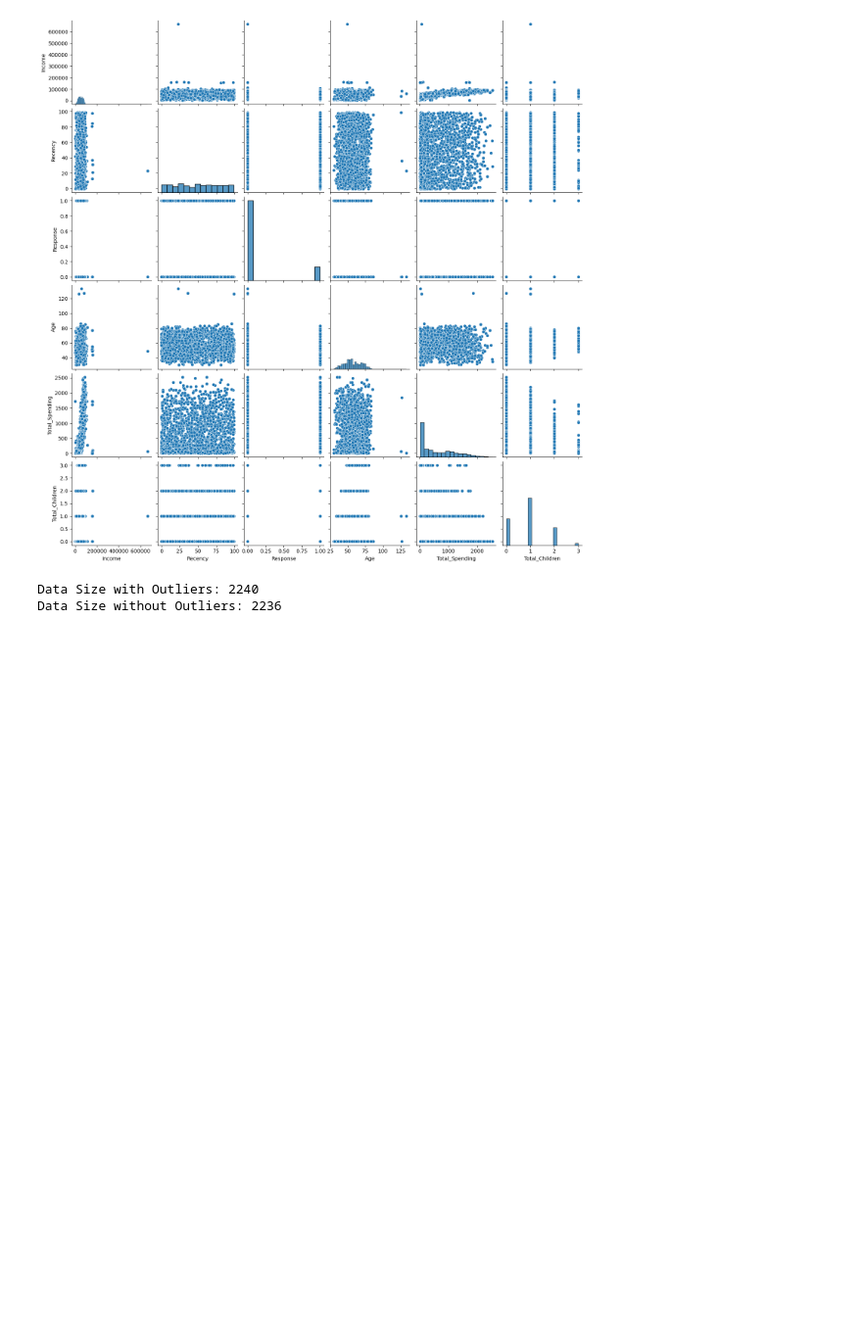
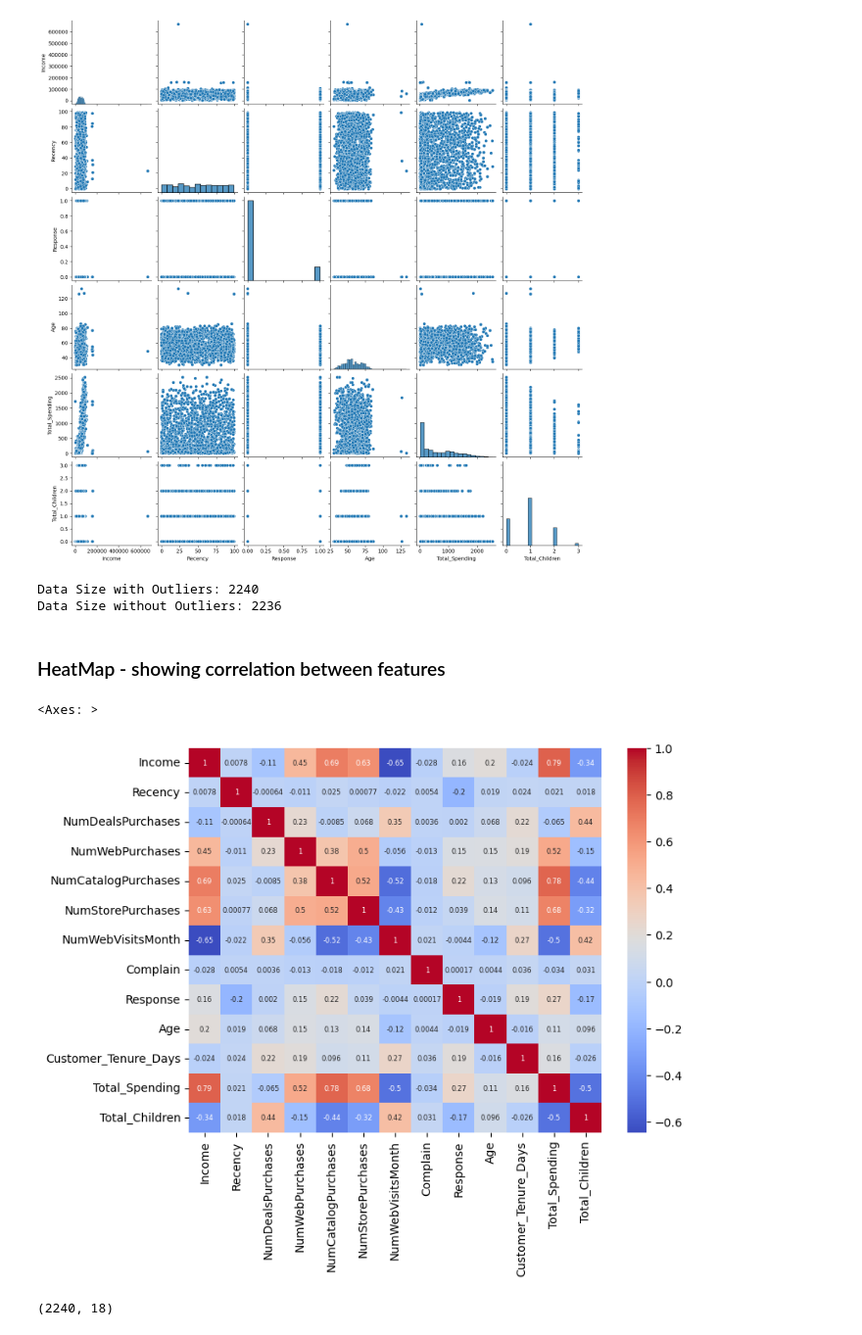
Before and after one commit to Ehsaan08-ai/Smart-Cart, a Jupyter notebook: main.ipynb, the cells around one changed output. Shown at 98% size. Cells and saved outputs as stored; diff of their text form; code cells hidden in the pictures; blank space fills up the shorter version.

```diff
--- a/main.ipynb
+++ b/main.ipynb
@@ -108,7 +90,7 @@ Absurd        2
 YOLO          2
 Name: count, dtype: int64
 # %%
-df["Marital_Status"] = df["Marital_Status"].replace({
+df["Living_With"] = df["Marital_Status"].replace({
     "Married": "Partner", "Together": "Partner",
     "Single": "Alone", "Divorced": "Alone",
     "Widow": "Alone", "Absurd": "Alone", "YOLO": "Alone"
@@ -144,3 +126,19 @@ print("Data Size without Outliers:", len(df_cleaned))
 # %% [output]
 Data Size with Outliers: 2240
 Data Size without Outliers: 2236
+# %% [markdown]
+### HeatMap - showing correlation between features
+# %%
+corr = df_cleaned.corr(numeric_only=True)
+# %%
+plt.figure(figsize=(8, 6))
+
+sns.heatmap(
+    corr,
+    annot=True,
+    annot_kws={"size": 6},
+    cmap="coolwarm",
+)
+# %% [output]
+<Axes: >
+[figure, added]
@@ -146,0 +156,4 @@ Data Size without Outliers: 2236
+# %%
+df_encoded.shape
+# %% [output]
+(2240, 18)
```
Also changed, not shown: parts of 5 cells of this notebook.
